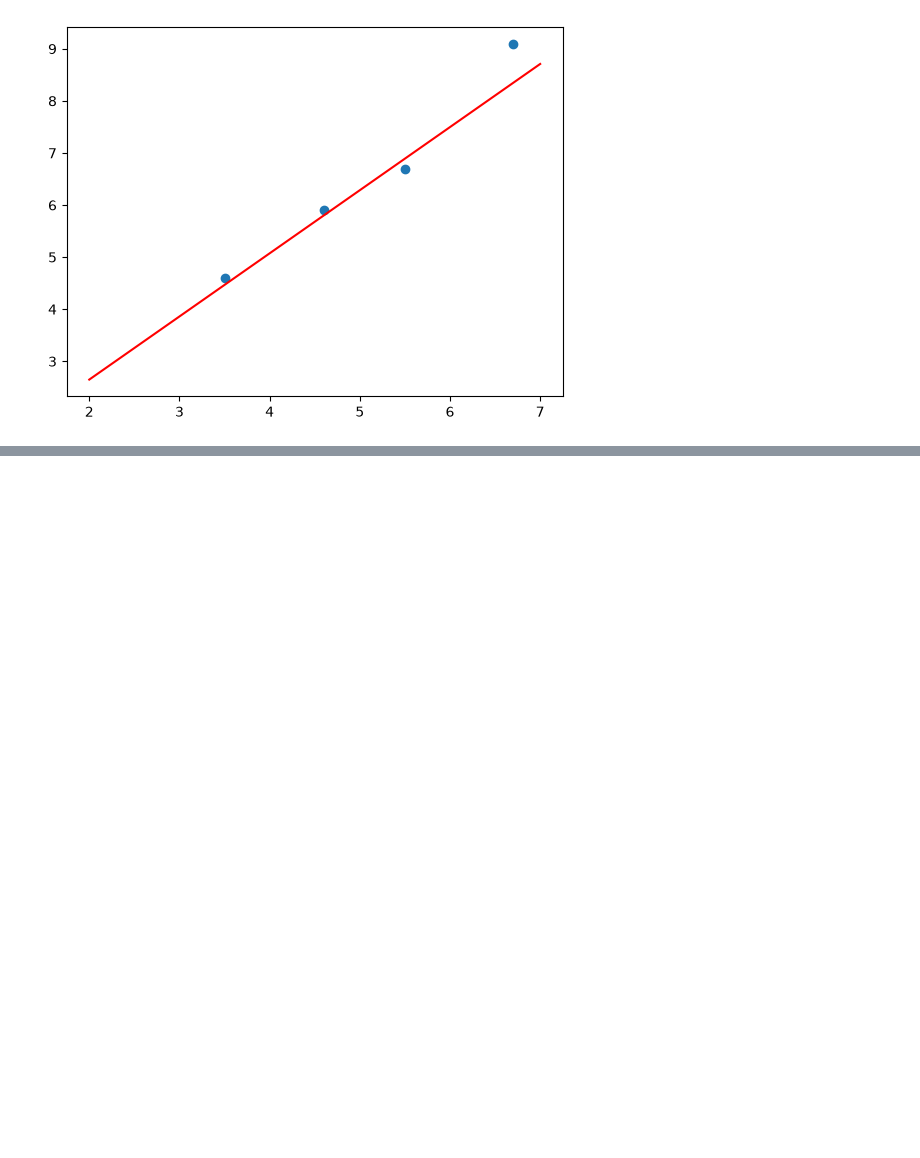
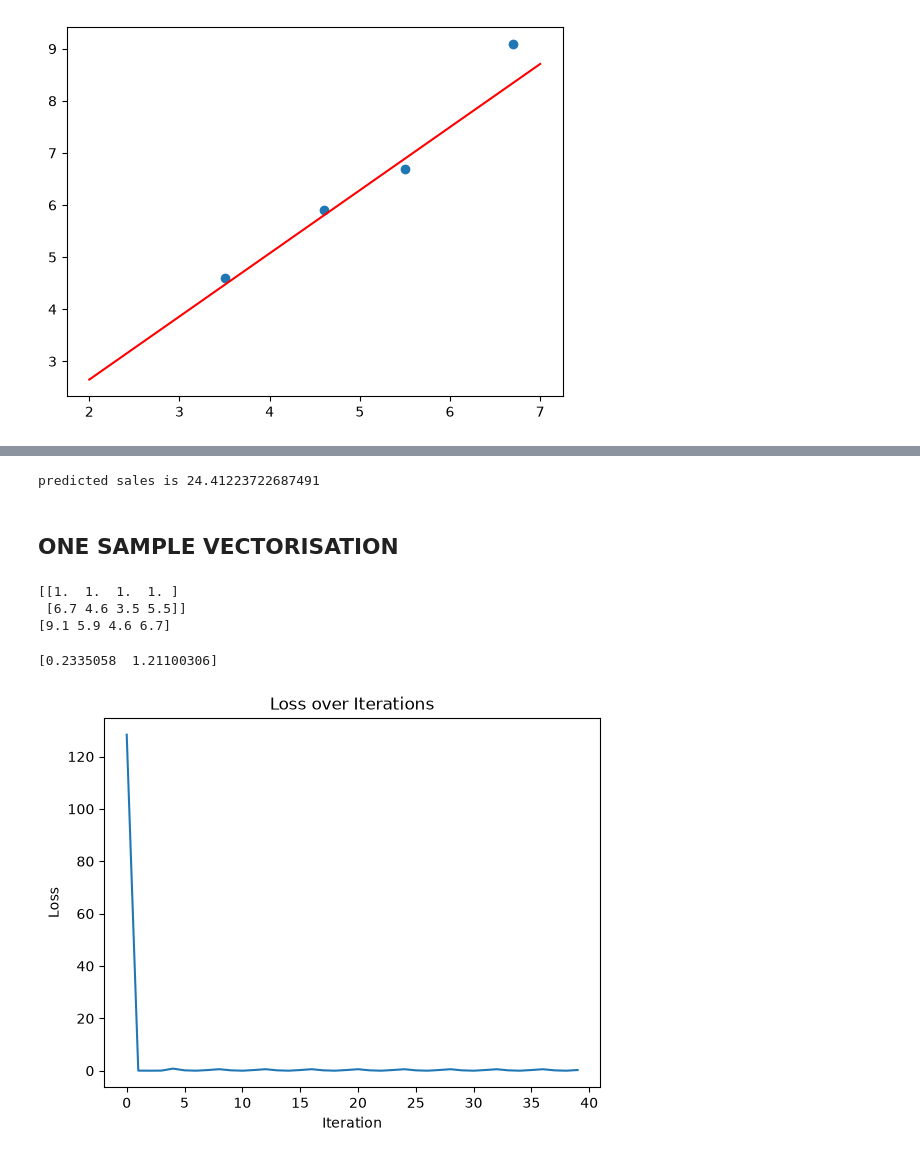
Before and after one commit to minttraang/Module-4-Foundation-DL, a Jupyter notebook: M4W1_4_Wed_Linear Regression.ipynb, the cells around one changed output, grey strips where cells are left out. Drawn from its saved outputs; the diff is of its cells as text; code cells hidden in the pictures; blank space fills up the shorter version.

```diff
--- a/M4W1_4_Wed_Linear Regression.ipynb
+++ b/M4W1_4_Wed_Linear Regression.ipynb
@@ -399,0 +556,78 @@ plt.scatter(areas, prices)
+# %%
+# [230.1, 37.8, 69.2, 22.1]
+
+tv = 230.1
+radio = 37.8
+newspaper = 69.2
+
+sales = predict(tv, radio, newspaper, w1, w2, w3, b)
+print(f'predicted sales is {sales}')
+# %% [output]
+predicted sales is 24.41223722687491
+# %% [markdown]
+## **ONE SAMPLE VECTORISATION**
+# %%
+import numpy as np
+from numpy import genfromtxt
+import matplotlib.pyplot as plt
+
+data = genfromtxt('data.csv', delimiter=',')
+N = 4
+theta = np.array([0.049, -0.34])
+
+areas  = data[:, 0].reshape(1, N)
+ys = data[:, 1].reshape(N,)
+
+X = np.vstack([np.ones((1, N)), areas]) # each sample is a column
+print(X)
+print(ys)
+
+# try (each sample is a row)
+#areas = data[:, 0].reshape(N, 1)
+#areas = np.hstack([areas, np.ones((N, 1))])
+# %% [output]
+[[1.  1.  1.  1. ]
+ [6.7 4.6 3.5 5.5]]
+[9.1 5.9 4.6 6.7]
+# %%
+def predict(x, theta):
+    return x.T.dot(theta) # theta.T.dot(x)
+
+def compute_loss(y_hat, y):
+    return (y_hat-y)*(y_hat-y)
+
+def compute_gradient(y_hat, y, x):
+    return 2*x*(y_hat-y)
+
+def update_weight(theta, lr, dtheta):
+    return theta - lr*dtheta
+# %%
+lr = 0.01
+
+losses = []
+for _ in range(10):
+    for i in range(N):
+        # get a sample
+        x = X[:, i]
+        y = ys[i]
+
+        y_hat = predict(x, theta)
+        loss = compute_loss(y_hat, y)
+        losses.append(loss)
+
+        dtheta = compute_gradient(y_hat, y, x)
+        theta = update_weight(theta, lr, dtheta)
+
+
+# done
+print(theta)
+# %% [output]
+[0.2335058  1.21100306]
+# %%
+plt.plot(losses)
+plt.xlabel('Iteration')
+plt.ylabel('Loss')
+plt.title('Loss over Iterations')
+plt.show()
+# %% [output]
+[figure, added]
```
Also changed, not shown: parts of 17 cells of this notebook.
